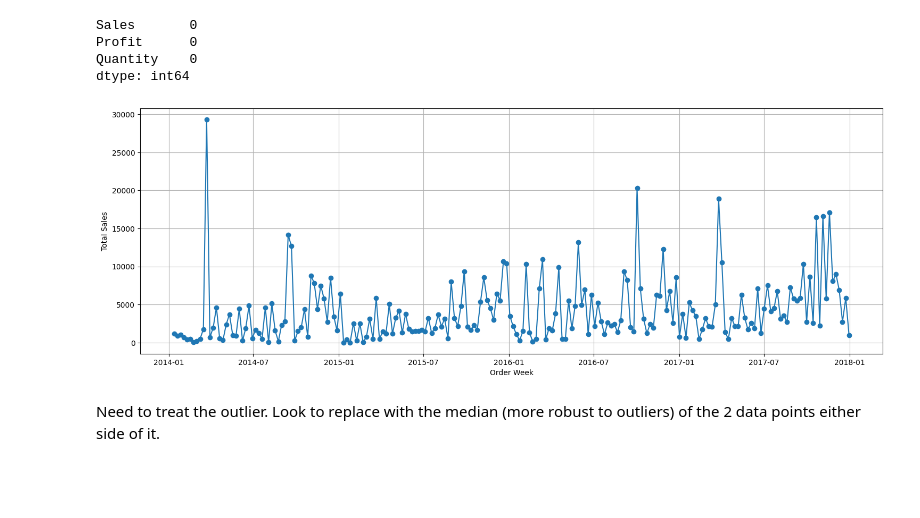
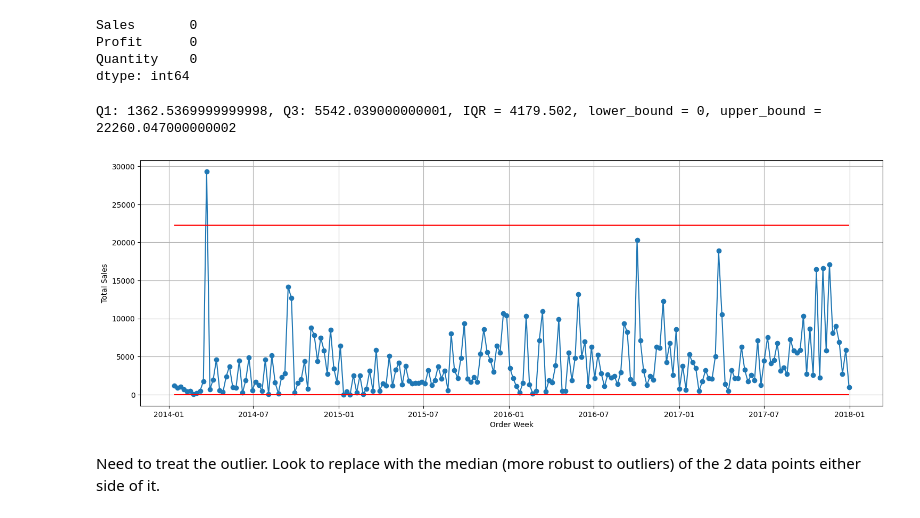
Before and after one commit to jackhenshaw/retail_demand_forecasting, a Jupyter notebook: notebooks/02_ARIMA_modeling.ipynb, the cells around one changed output. Drawn from its saved outputs; the diff is of its cells as text; code cells hidden in the pictures; blank space fills up the shorter version.

```diff
--- a/notebooks/02_ARIMA_modeling.ipynb
+++ b/notebooks/02_ARIMA_modeling.ipynb
@@ -953,14 +985,29 @@ Sales       0
 Profit      0
 Quantity    0
 dtype: int64
+# %%
+iqr_multiplier = 4
+cleaned_series = tech_weekly["Sales"].copy()
+Q1 = cleaned_series.quantile(0.25)
+Q3 = cleaned_series.quantile(0.75)
+IQR = Q3 - Q1
+lower_bound = Q1 - (iqr_multiplier * IQR)
+upper_bound = Q3 + (iqr_multiplier * IQR)
+if lower_bound < 0:
+    lower_bound = 0
+print(f"Q1: {Q1}, Q3: {Q3}, IQR = {IQR}, lower_bound = {lower_bound}, upper_bound = {upper_bound}")
+# %% [output]
+Q1: 1362.5369999999998, Q3: 5542.039000000001, IQR = 4179.502, lower_bound = 0, upper_bound = 22260.047000000002
 # %%
 plt.figure(figsize=(18,6))
 plt.plot(tech_weekly["Sales"], marker='o')
+plt.hlines(lower_bound, tech_weekly.index.min(), tech_weekly.index.max(), colors='red')
+plt.hlines(upper_bound, tech_weekly.index.min(), tech_weekly.index.max(), colors='red')
 plt.xlabel("Order Week")
 plt.ylabel("Total Sales")
 plt.grid()
 # %% [output]
-[figure, old version]
+[figure, new version]
 # %% [markdown]
 Need to treat the outlier. Look to replace with the median (more robust to outliers) of the 2 data points either side of it.
 # %%
```
Also changed, not shown: parts of 11 cells of this notebook, 11 other files.
